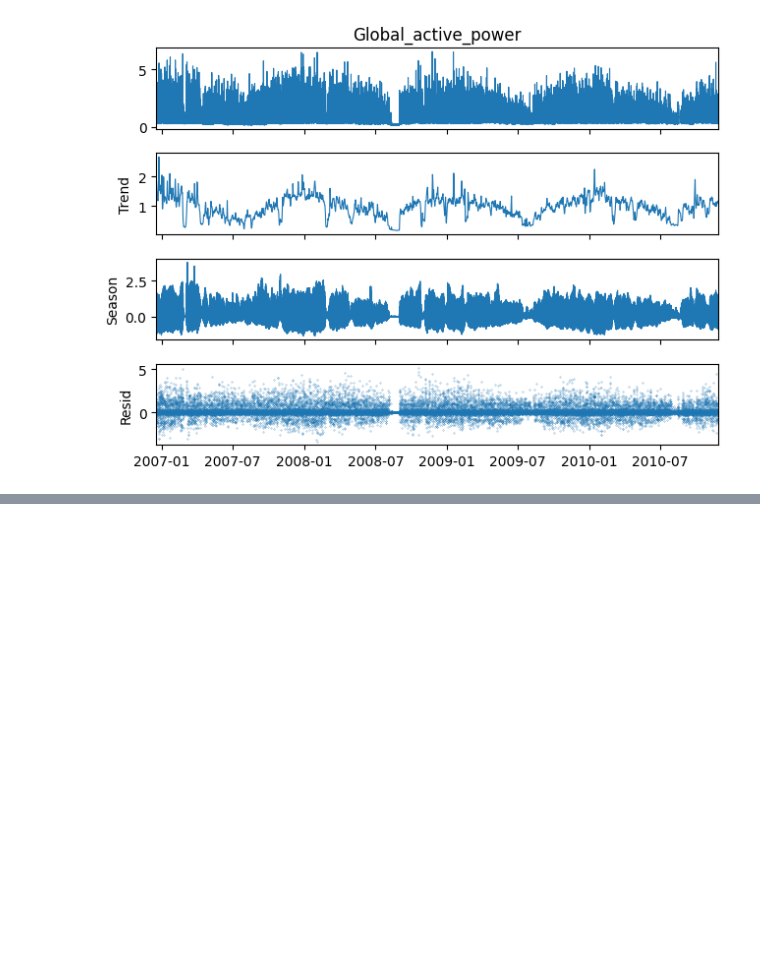
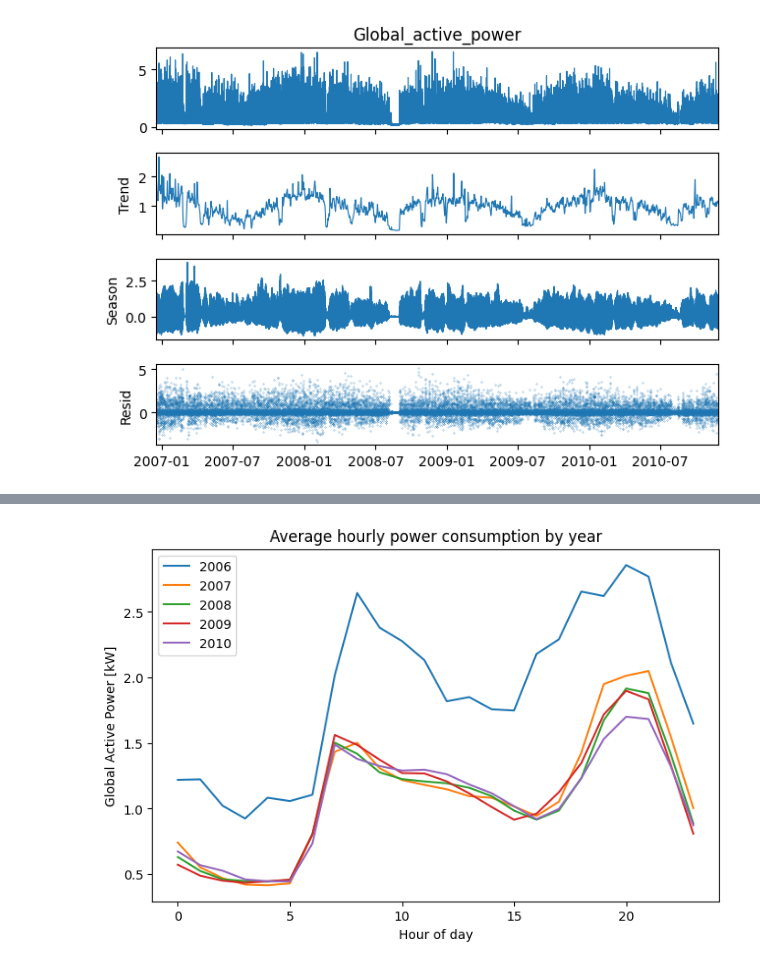
Before and after one commit to veetirajaniemi/adaml-ml-project, a Jupyter notebook: time_series_decomposition.ipynb, the cells around one changed output, grey strips where cells are left out. Drawn from its saved outputs; the diff is of its cells as text; code cells hidden in the pictures; blank space fills up the shorter version.

```diff
--- a/time_series_decomposition.ipynb
+++ b/time_series_decomposition.ipynb
@@ -55,0 +88,17 @@ plt.show()
+# %%
+df["year"] = df.index.year
+df["hour"] = df.index.hour
+
+daily_pattern = df.groupby(["year", "hour"])["Global_active_power"].mean().reset_index()
+
+plt.figure(figsize=(8,5))
+for year in sorted(daily_pattern["year"].unique()):
+    subset = daily_pattern[daily_pattern["year"] == year]
+    plt.plot(subset["hour"], subset["Global_active_power"], label=str(year))
+plt.legend()
+plt.title("Average hourly power consumption by year")
+plt.xlabel("Hour of day")
+plt.ylabel("Global Active Power [kW]")
+plt.show()
+# %% [output]
+[figure, added]
```
Also changed, not shown: parts of 3 cells of this notebook.
